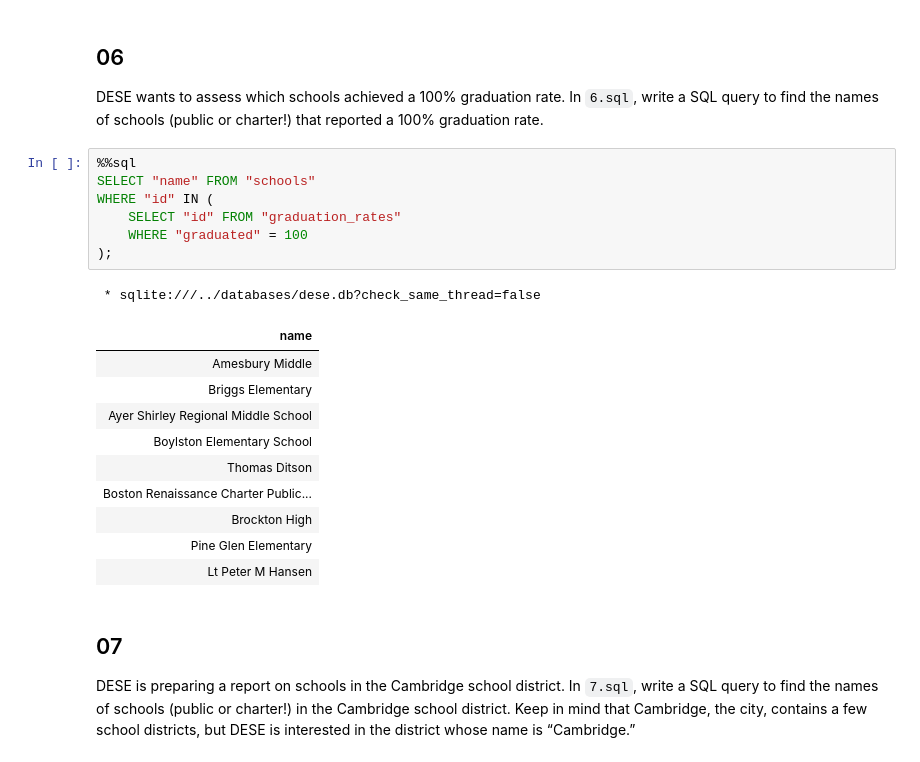
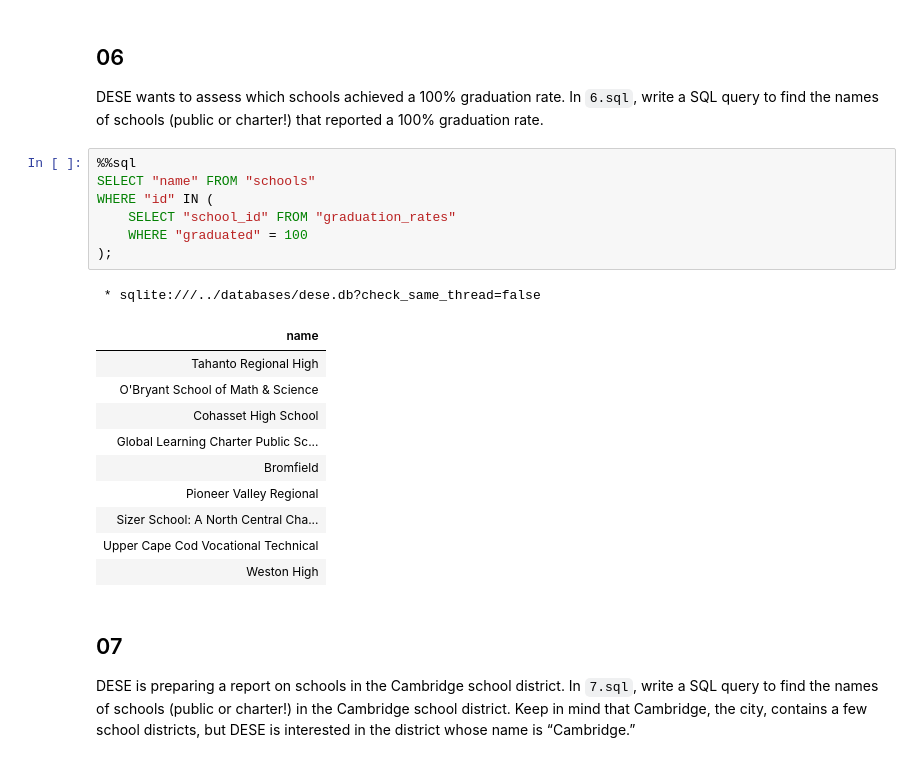
Before and after one commit to jibon-k/CS50sql-Problem-Sets, a Jupyter notebook: week 1/p2_all_solutions_DESE.ipynb, the cells around one changed output. Drawn from its saved outputs; the diff is of its cells as text.

```diff
--- a/week 1/p2_all_solutions_DESE.ipynb
+++ b/week 1/p2_all_solutions_DESE.ipynb
@@ -192,22 +194,22 @@ DESE wants to assess which schools achieved a 100% graduation rate. In `6.sql`,
 # %%
 %%sql
 SELECT "name" FROM "schools"
 WHERE "id" IN (
-    SELECT "id" FROM "graduation_rates"
+    SELECT "school_id" FROM "graduation_rates"
     WHERE "graduated" = 100
 );
 # %% [output]
  * sqlite:///../databases/dese.db?check_same_thread=false
 | name |
-| Amesbury Middle |
-| Briggs Elementary |
-| Ayer Shirley Regional Middle School |
-| Boylston Elementary School |
-| Thomas Ditson |
-| Boston Renaissance Charter Public... |
-| Brockton High |
-| Pine Glen Elementary |
-| Lt Peter M Hansen |
+| Tahanto Regional High |
+| O'Bryant School of Math & Science |
+| Cohasset High School |
+| Global Learning Charter Public Sc... |
+| Bromfield |
+| Pioneer Valley Regional |
+| Sizer School: A North Central Cha... |
+| Upper Cape Cod Vocational Technical |
+| Weston High |
 # %% [markdown]
 ## 07
 DESE is preparing a report on schools in the Cambridge school district. In `7.sql`, write a SQL query to find the names of schools (public or charter!) in the Cambridge school district. Keep in mind that Cambridge, the city, contains a few school districts, but DESE is interested in the district whose name is “Cambridge.”
```
Also changed, not shown: parts of 5 cells of this notebook, 6 other files.
